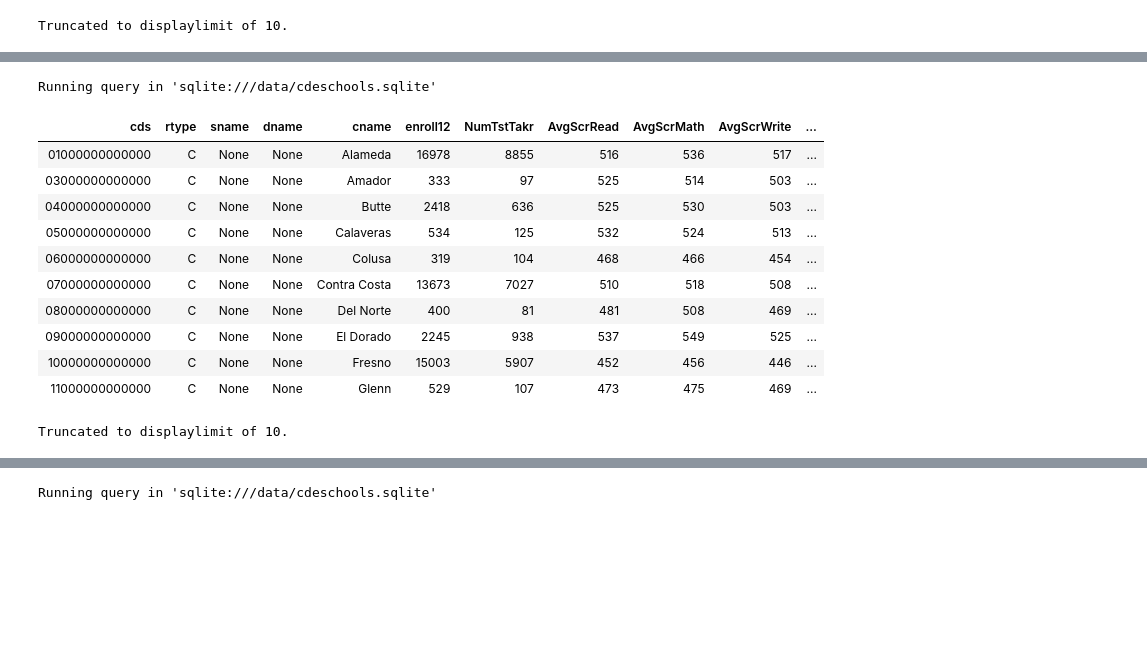
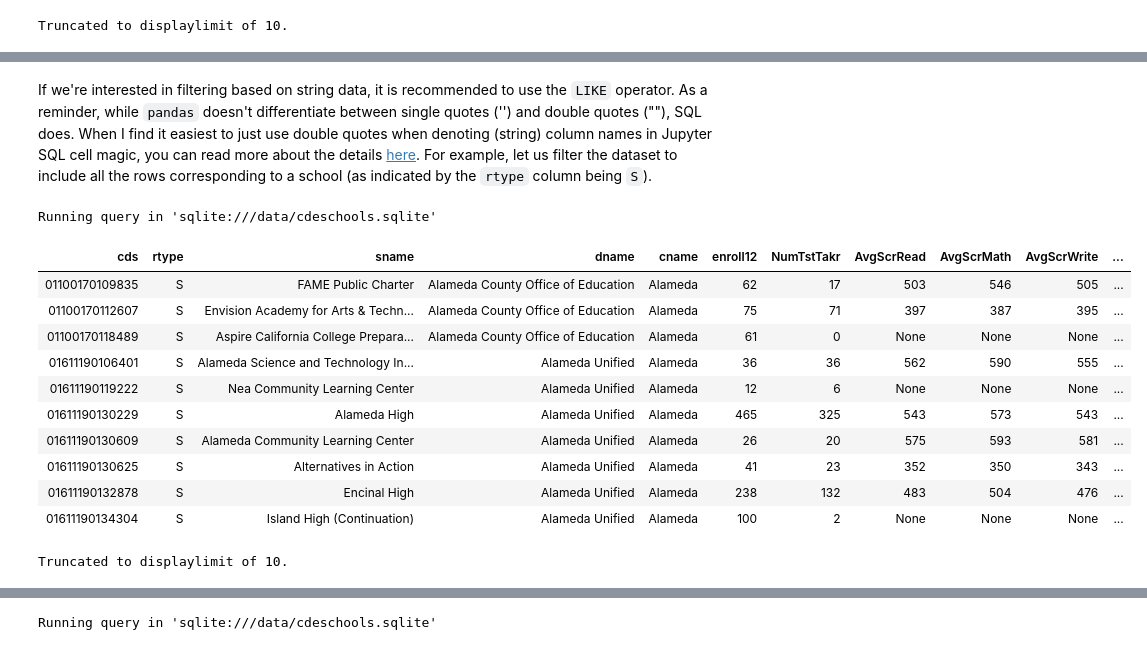
Before and after one commit to rohanjha123/data-h195, a Jupyter notebook: textbook/content/07-sql/sql.ipynb, the cells around one changed output, grey strips where cells are left out. Drawn from its saved outputs; the diff is of its cells as text; code cells hidden in the pictures; blank space fills up the shorter version.

```diff
--- a/textbook/content/07-sql/sql.ipynb
+++ b/textbook/content/07-sql/sql.ipynb
@@ -72,20 +302,22 @@ Truncated to displaylimit of 10.
+# %% [markdown]
+If we're interested in filtering based on string data, it is recommended to use the `LIKE` operator. As a reminder, while `pandas` doesn't differentiate between single quotes ('') and double quotes (""), SQL does. When I find it easiest to just use double quotes when denoting (string) column names in Jupyter SQL cell magic, you can read more about the details [here](https://ibm.github.io/db2-jupyter/linevscell/#python-versus-db2-character-strings). For example, let us filter the dataset to include all the rows corresponding to a school (as indicated by the `rtype` column being `S`).
 # %%
 %%sql
 
 SELECT *
 FROM satscores
-WHERE rtype = "C"
+WHERE rtype LIKE "S"
 # %% [output]
 Running query in 'sqlite:///data/cdeschools.sqlite'
 | cds | rtype | sname | dname | cname | enroll12 | NumTstTakr | AvgScrRead | AvgScrMath | AvgScrWrite | ... |
-| 01000000000000 | C | None | None | Alameda | 16978 | 8855 | 516 | 536 | 517 | ... |
-| 03000000000000 | C | None | None | Amador | 333 | 97 | 525 | 514 | 503 | ... |
-| 04000000000000 | C | None | None | Butte | 2418 | 636 | 525 | 530 | 503 | ... |
-| 05000000000000 | C | None | None | Calaveras | 534 | 125 | 532 | 524 | 513 | ... |
-| 06000000000000 | C | None | None | Colusa | 319 | 104 | 468 | 466 | 454 | ... |
-| 07000000000000 | C | None | None | Contra Costa | 13673 | 7027 | 510 | 518 | 508 | ... |
-| 08000000000000 | C | None | None | Del Norte | 400 | 81 | 481 | 508 | 469 | ... |
-| 09000000000000 | C | None | None | El Dorado | 2245 | 938 | 537 | 549 | 525 | ... |
-| 10000000000000 | C | None | None | Fresno | 15003 | 5907 | 452 | 456 | 446 | ... |
-| 11000000000000 | C | None | None | Glenn | 529 | 107 | 473 | 475 | 469 | ... |
+| 01100170109835 | S | FAME Public Charter | Alameda County Office of Education | Alameda | 62 | 17 | 503 | 546 | 505 | ... |
+| 01100170112607 | S | Envision Academy for Arts & Techn... | Alameda County Office of Education | Alameda | 75 | 71 | 397 | 387 | 395 | ... |
+| 01100170118489 | S | Aspire California College Prepara... | Alameda County Office of Education | Alameda | 61 | 0 | None | None | None | ... |
+| 01611190106401 | S | Alameda Science and Technology In... | Alameda Unified | Alameda | 36 | 36 | 562 | 590 | 555 | ... |
+| 01611190119222 | S | Nea Community Learning Center | Alameda Unified | Alameda | 12 | 6 | None | None | None | ... |
+| 01611190130229 | S | Alameda High | Alameda Unified | Alameda | 465 | 325 | 543 | 573 | 543 | ... |
+| 01611190130609 | S | Alameda Community Learning Center | Alameda Unified | Alameda | 26 | 20 | 575 | 593 | 581 | ... |
+| 01611190130625 | S | Alternatives in Action | Alameda Unified | Alameda | 41 | 23 | 352 | 350 | 343 | ... |
+| 01611190132878 | S | Encinal High | Alameda Unified | Alameda | 238 | 132 | 483 | 504 | 476 | ... |
+| 01611190134304 | S | Island High (Continuation) | Alameda Unified | Alameda | 100 | 2 | None | None | None | ... |
 Truncated to displaylimit of 10.
```
Also changed, not shown: parts of 50 cells of this notebook, 49 other files.
